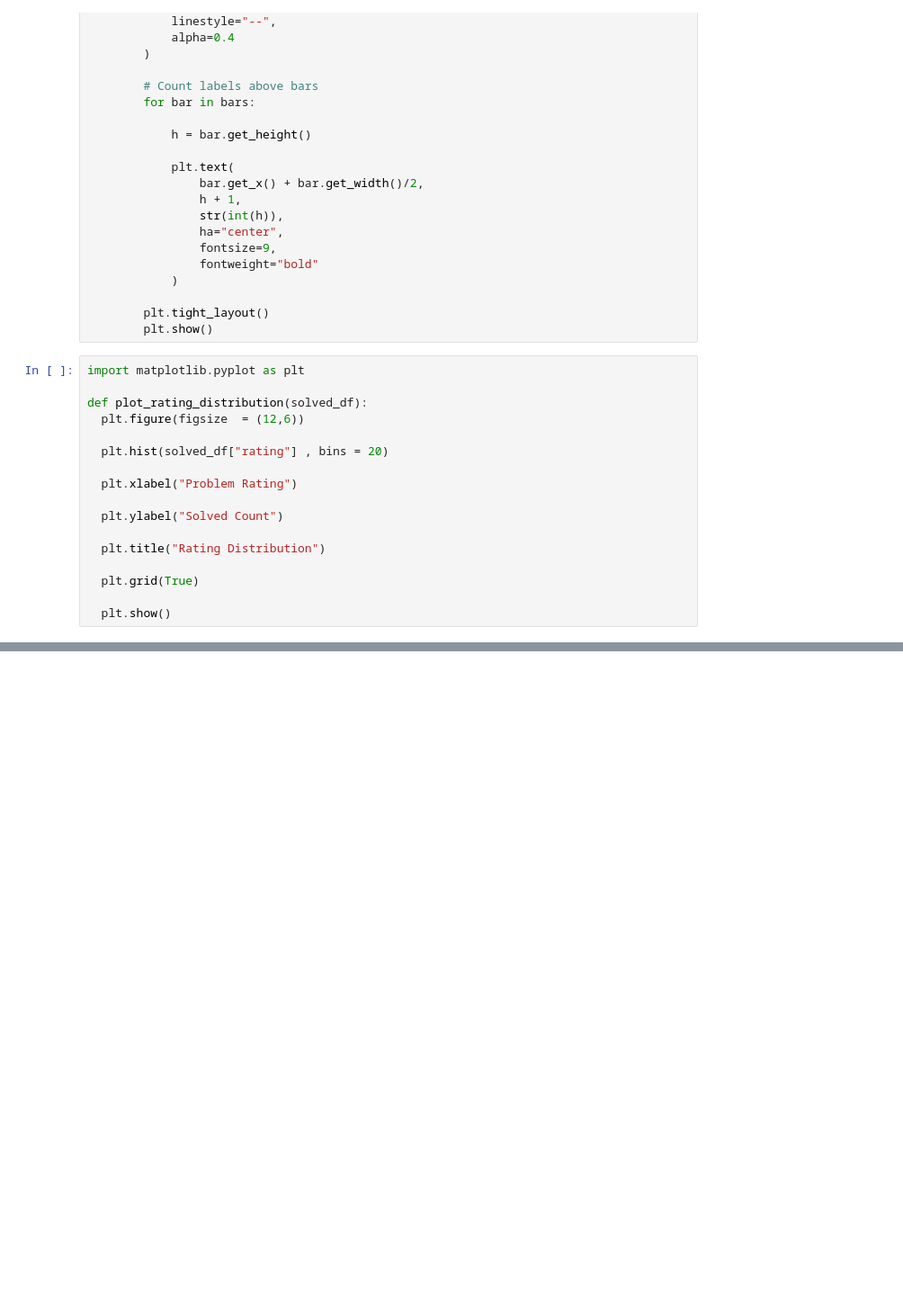
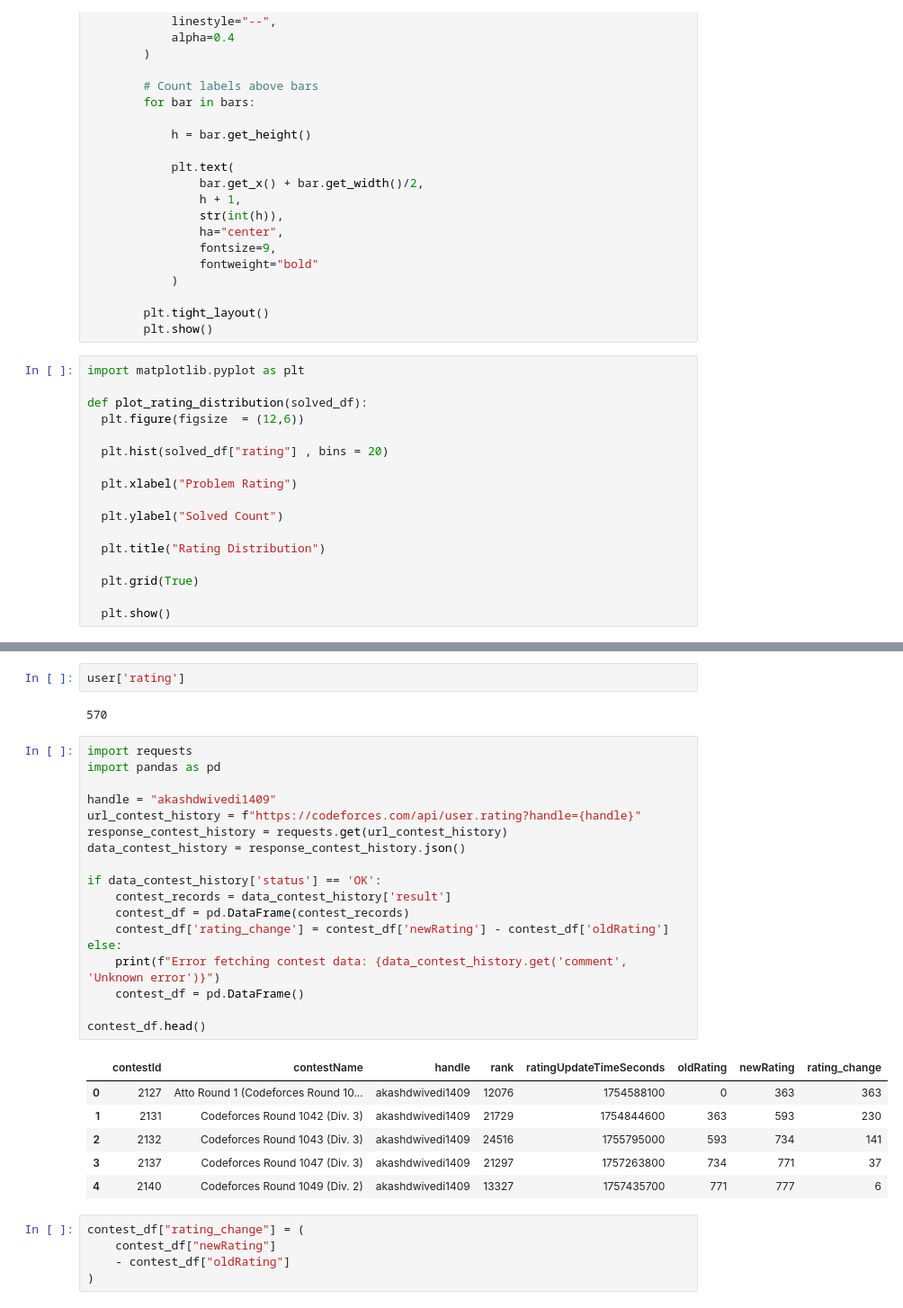
Before and after one commit to Akash14-09/CP_Coach, a Jupyter notebook: ML_Project.ipynb, the cells around one changed output, grey strips where cells are left out. Shown at 90% size. Drawn from its saved outputs; the diff is of its cells as text; blank space fills up the shorter version.

```diff
--- a/ML_Project.ipynb
+++ b/ML_Project.ipynb
@@ -768,0 +777,34 @@ Growth Barrier: 900.0
+# %%
+user['rating']
+# %% [output]
+570
+# %%
+import requests
+import pandas as pd
+
+handle = "akashdwivedi1409"
+url_contest_history = f"https://codeforces.com/api/user.rating?handle={handle}"
+response_contest_history = requests.get(url_contest_history)
+data_contest_history = response_contest_history.json()
+
+if data_contest_history['status'] == 'OK':
+    contest_records = data_contest_history['result']
+    contest_df = pd.DataFrame(contest_records)
+    contest_df['rating_change'] = contest_df['newRating'] - contest_df['oldRating']
+else:
+    print(f"Error fetching contest data: {data_contest_history.get('comment', 'Unknown error')}")
+    contest_df = pd.DataFrame()
+
+contest_df.head()
+# %% [output]
+|  | contestId | contestName | handle | rank | ratingUpdateTimeSeconds | oldRating | newRating | rating_change |
+| 0 | 2127 | Atto Round 1 (Codeforces Round 10... | akashdwivedi1409 | 12076 | 1754588100 | 0 | 363 | 363 |
+| 1 | 2131 | Codeforces Round 1042 (Div. 3) | akashdwivedi1409 | 21729 | 1754844600 | 363 | 593 | 230 |
+| 2 | 2132 | Codeforces Round 1043 (Div. 3) | akashdwivedi1409 | 24516 | 1755795000 | 593 | 734 | 141 |
+| 3 | 2137 | Codeforces Round 1047 (Div. 3) | akashdwivedi1409 | 21297 | 1757263800 | 734 | 771 | 37 |
+| 4 | 2140 | Codeforces Round 1049 (Div. 2) | akashdwivedi1409 | 13327 | 1757435700 | 771 | 777 | 6 |
+# %%
+contest_df["rating_change"] = (
+    contest_df["newRating"]
+    - contest_df["oldRating"]
+)
```
Also changed, not shown: parts of 50 cells of this notebook.
